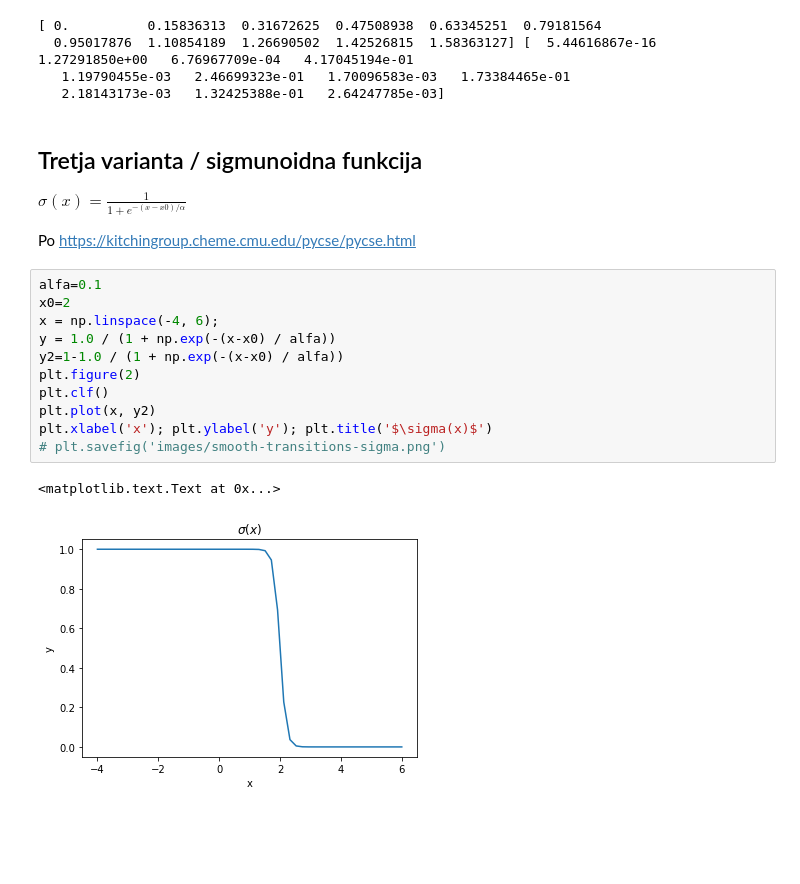
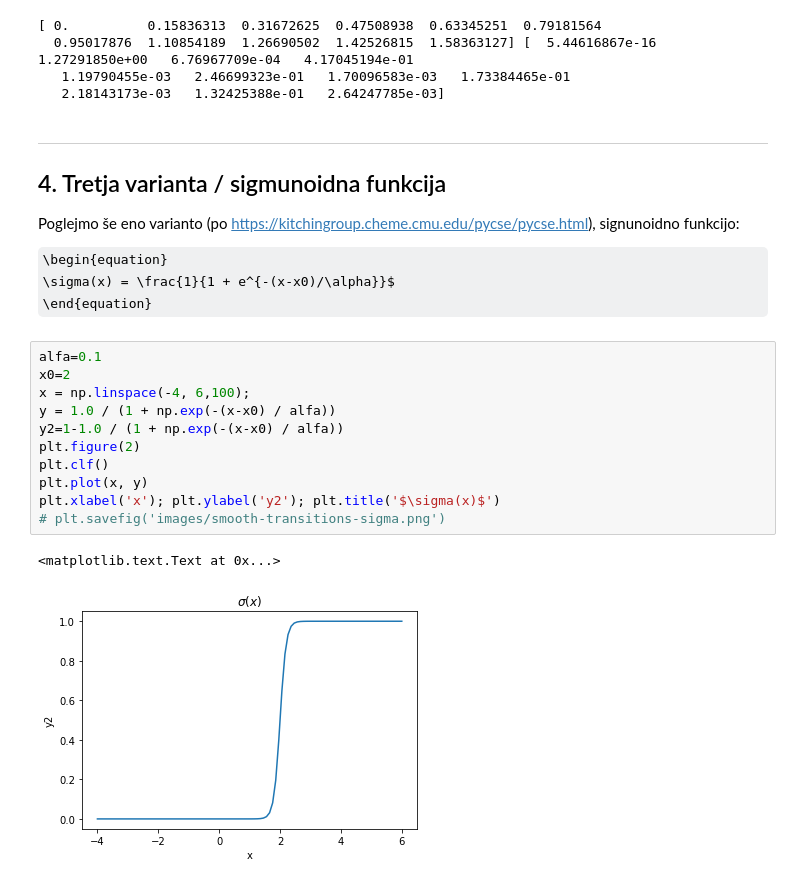
Before and after one commit to osnove/Dodatno, a Jupyter notebook: Zglajen_pravokoten_signal.ipynb, the cells around one changed output. Saved outputs shown, nothing was run; the diff lists cells and outputs as text; some formulas as TeX source; blank space fills up the shorter version.

```diff
--- a/Zglajen_pravokoten_signal.ipynb
+++ b/Zglajen_pravokoten_signal.ipynb
@@ -257,21 +295,25 @@ print(freq_n1,abs(fft_x_n1))
    1.19790455e-03   2.46699323e-01   1.70096583e-03   1.73384465e-01
    2.18143173e-03   1.32425388e-01   2.64247785e-03]
 # %% [markdown]
-## Tretja varianta / sigmunoidna funkcija
-$\sigma(x) = \frac{1}{1 + e^{-(x-x0)/\alpha}}$
+***
+## 4. Tretja varianta / sigmunoidna funkcija
 
-Po https://kitchingroup.cheme.cmu.edu/pycse/pycse.html
+Poglejmo še eno varianto (po https://kitchingroup.cheme.cmu.edu/pycse/pycse.html), signunoidno funkcijo:
+
+\begin{equation}
+\sigma(x) = \frac{1}{1 + e^{-(x-x0)/\alpha}}$
+\end{equation}
 # %%
 alfa=0.1
 x0=2
-x = np.linspace(-4, 6);
+x = np.linspace(-4, 6,100);
 y = 1.0 / (1 + np.exp(-(x-x0) / alfa))
 y2=1-1.0 / (1 + np.exp(-(x-x0) / alfa))
 plt.figure(2)
 plt.clf()
-plt.plot(x, y2)
-plt.xlabel('x'); plt.ylabel('y'); plt.title('$\sigma(x)$')
+plt.plot(x, y)
+plt.xlabel('x'); plt.ylabel('y2'); plt.title('$\sigma(x)$')
 # plt.savefig('images/smooth-transitions-sigma.png')
 # %% [output]
 <matplotlib.text.Text at 0x...>
-[figure, old version]
+[figure, new version]
```
Also changed, not shown: parts of 14 cells of this notebook, 5 other files.
